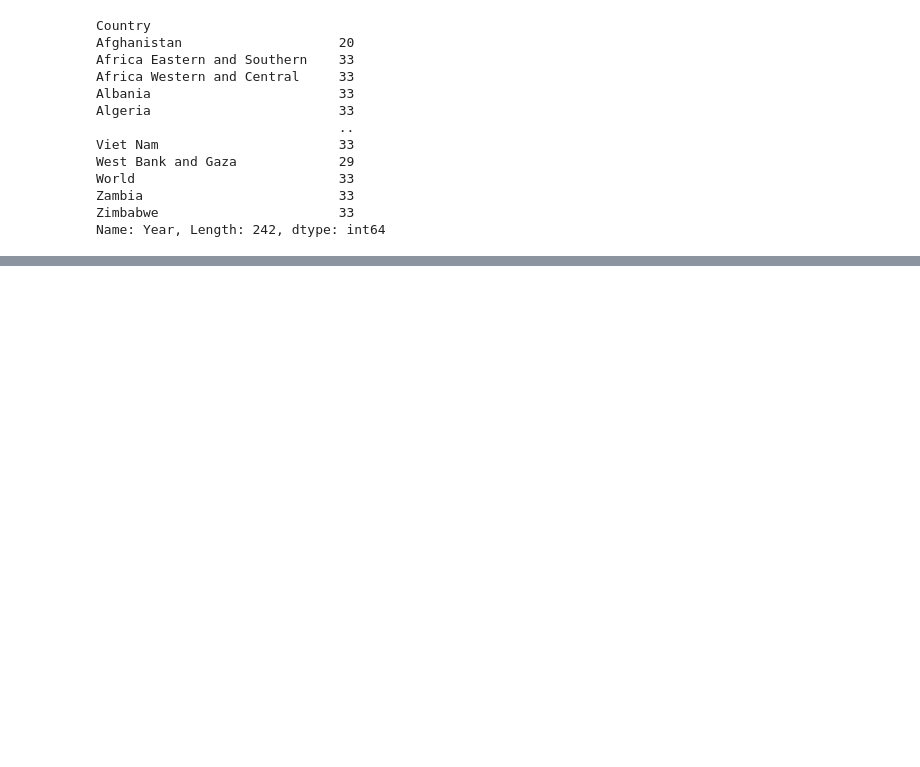
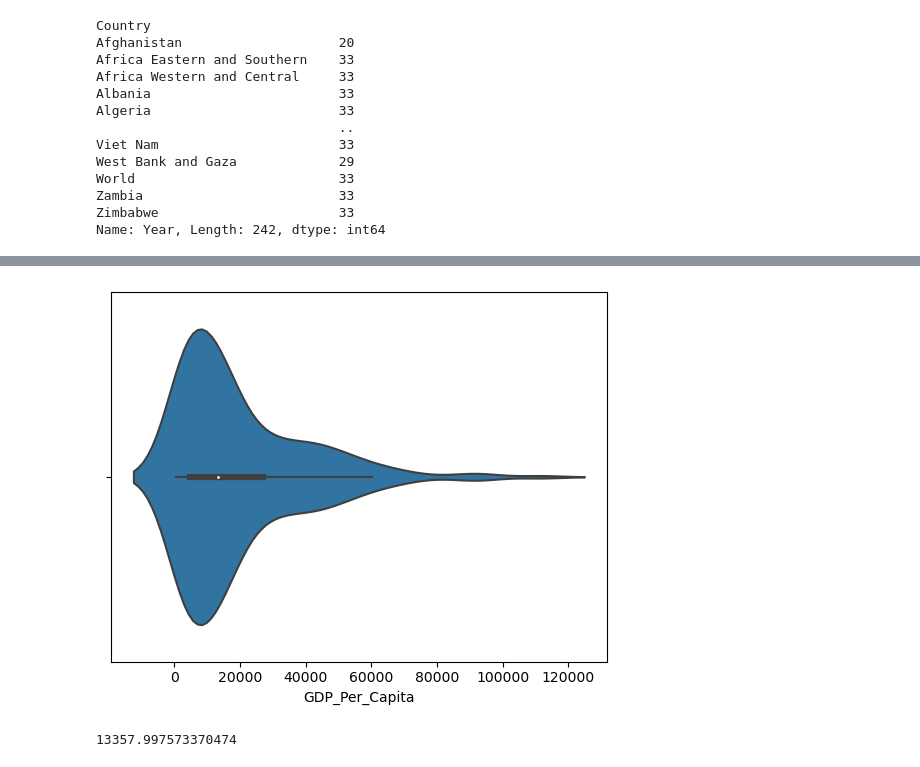
Before and after one commit to NSS-Data-Analytics-Cohort-10/gdp-and-internet-usage-HTMIV, a Jupyter notebook: Notebooks/Percapita.ipynb, the cells around one changed output, grey strips where cells are left out. Cells and saved outputs as stored; diff of their text form; code cells hidden in the pictures; blank space fills up the shorter version.

```diff
--- a/Notebooks/Percapita.ipynb
+++ b/Notebooks/Percapita.ipynb
@@ -123,0 +135,10 @@ hist = sns.histplot(gdp_df,x = "Country", y = "GDP_Per_Capita")
+# %%
+df_year_2020_violin = gdp_df.loc[gdp_df["Year"]==2020]
+violinplt = sns.violinplot(df_year_2020_violin,x = "GDP_Per_Capita")
+# %% [output]
+[figure, added]
+# %%
+median_gdp = gdp_df.loc[gdp_df["Year"]==2020]
+print(median_gdp.GDP_Per_Capita.median())
+# %% [output]
+13357.997573370474
```
Also changed, not shown: parts of 14 cells of this notebook.
